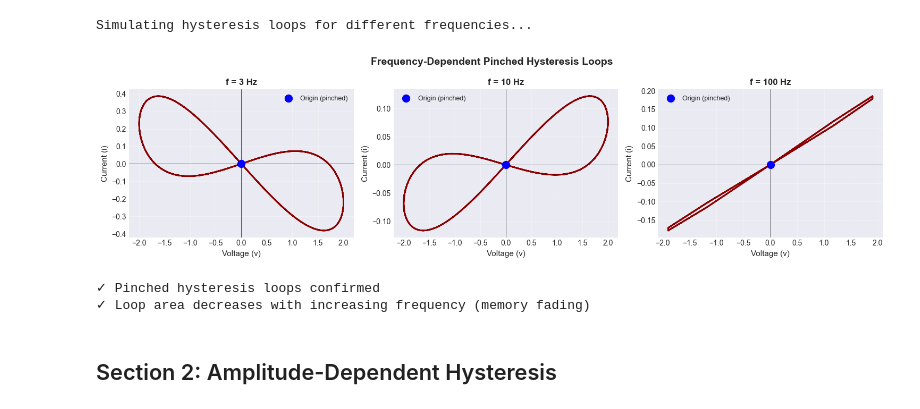
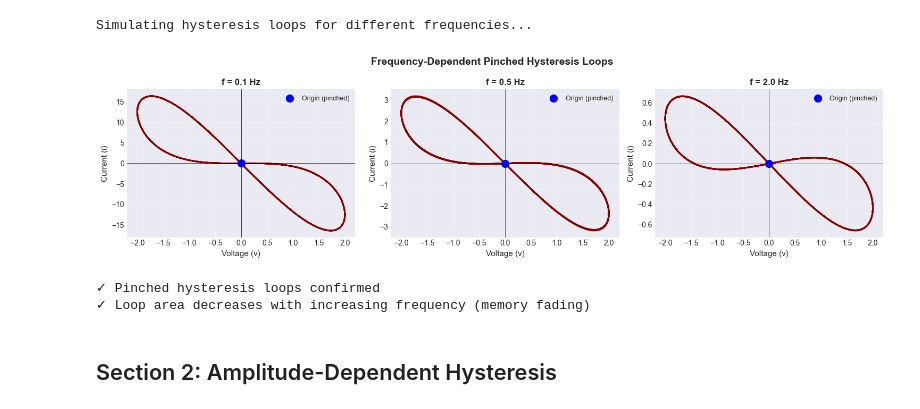
Before and after one commit to NJP6969/sbio-course-project, a Jupyter notebook: 03_memristive_synapse.ipynb, the cells around one changed output. Cells and saved outputs as stored; diff of their text form; code cells hidden in the pictures.

```diff
--- a/03_memristive_synapse.ipynb
+++ b/03_memristive_synapse.ipynb
@@ -113,29 +113,35 @@ print("Simulating hysteresis loops for different frequencies...")
 Simulating hysteresis loops for different frequencies...
 # %%
 # Plot frequency-dependent hysteresis
+# We use a lower frequency range to clearly see the loop opening
+frequencies = [0.1, 0.5, 2.0]
+A = 2.0
+x0 = 0.1
+
 fig, axes = plt.subplots(1, 3, figsize=(15, 4))
 
 for idx, f in enumerate(frequencies):
-    t, v, x, i = simulate_memristor_hysteresis(A, f, x0, n_cycles=3)
+    # Increase number of cycles for lower frequency to get enough data
+    t, v, x, i = simulate_memristor_hysteresis(A, f, x0, n_cycles=5)
 
     axes[idx].plot(v, i, linewidth=2, color='darkred')
     axes[idx].scatter(0, 0, s=100, c='blue', marker='o', zorder=5, label='Origin (pinched)')
     axes[idx].set_xlabel('Voltage (v)', fontsize=11)
     axes[idx].set_ylabel('Current (i)', fontsize=11)
     axes[idx].set_title(f'f = {f} Hz', fontsize=12, fontweight='bold')
     axes[idx].grid(True, alpha=0.3)
     axes[idx].legend(fontsize=9)
     axes[idx].axhline(0, color='k', linewidth=0.5)
     axes[idx].axvline(0, color='k', linewidth=0.5)
 
 fig.suptitle('Frequency-Dependent Pinched Hysteresis Loops', fontsize=14, fontweight='bold')
 plt.tight_layout()
 plt.show()
 
 print("✓ Pinched hysteresis loops confirmed")
 print("✓ Loop area decreases with increasing frequency (memory fading)")
 # %% [output]
-[figure, old version]
+[figure, new version]
 ✓ Pinched hysteresis loops confirmed
 ✓ Loop area decreases with increasing frequency (memory fading)
 # %% [markdown]
```
Also changed, not shown: parts of 13 cells of this notebook, 2 other files.
